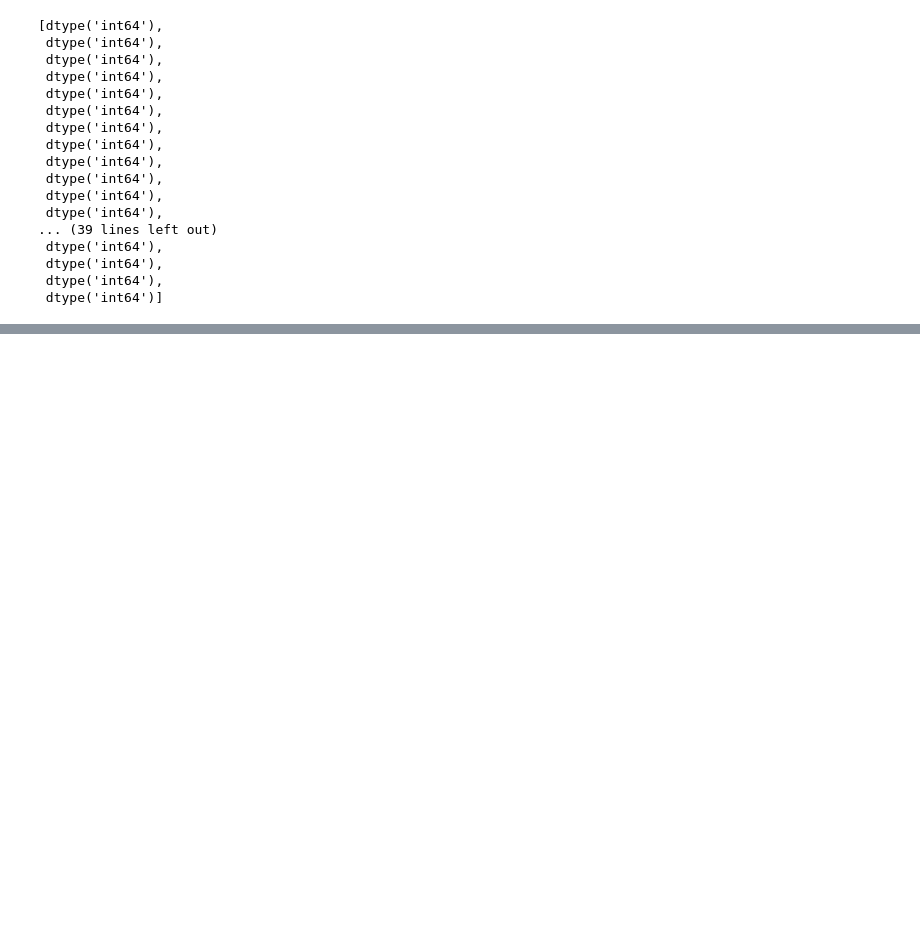
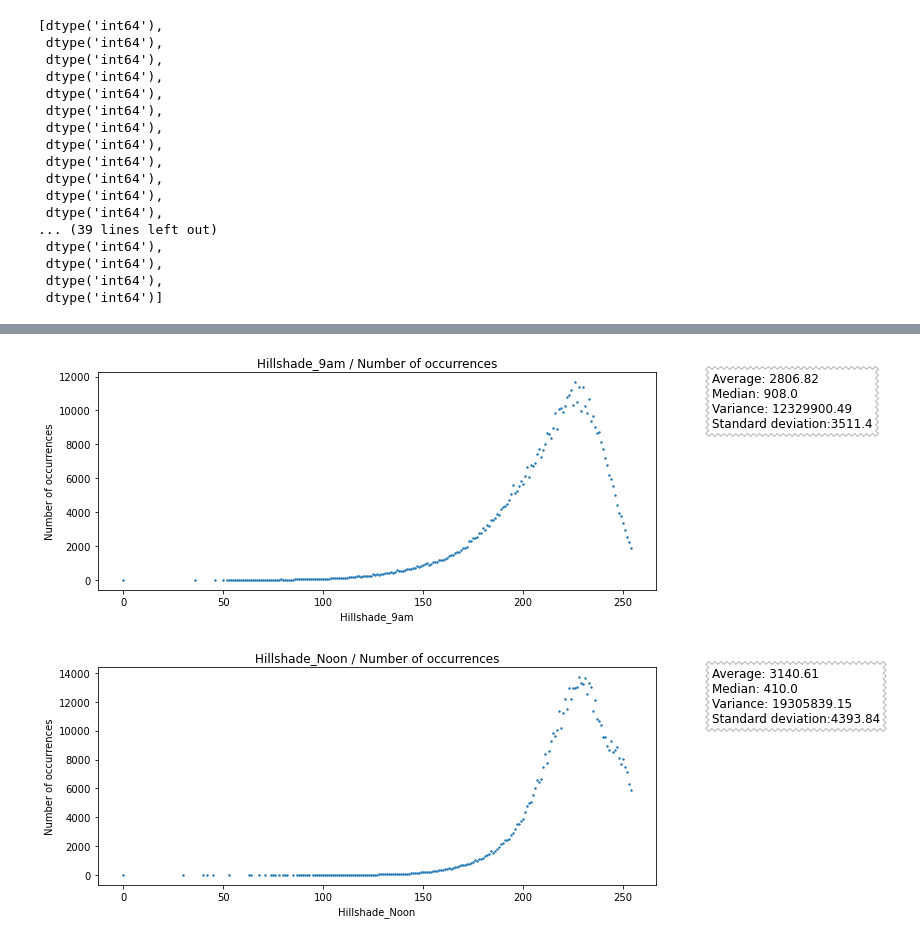
Before and after one commit to elloa-uea/projeto-pratico-3-rna-pp3-team-seven, a Jupyter notebook: notebooks/PP3.2 - Conhecendo o Conjunto de Dados.ipynb, the cells around one changed output, grey strips where cells are left out. Saved outputs shown, nothing was run; the diff lists cells and outputs as text; code cells hidden in the pictures; blank space fills up the shorter version.

```diff
--- a/notebooks/PP3.2 - Conhecendo o Conjunto de Dados.ipynb
+++ b/notebooks/PP3.2 - Conhecendo o Conjunto de Dados.ipynb
@@ -305,0 +167,6 @@ Text(1.1, 1, 'Average: 99.71\nMedian: 30.0\nVariance: 22152.82\nStandard deviati
+# %%
+graph_generator('Hillshade_9am')
+graph_generator('Hillshade_Noon')
+# %% [output]
+[figure, added]
+[figure, added]
```
Also changed, not shown: parts of 19 cells of this notebook.
